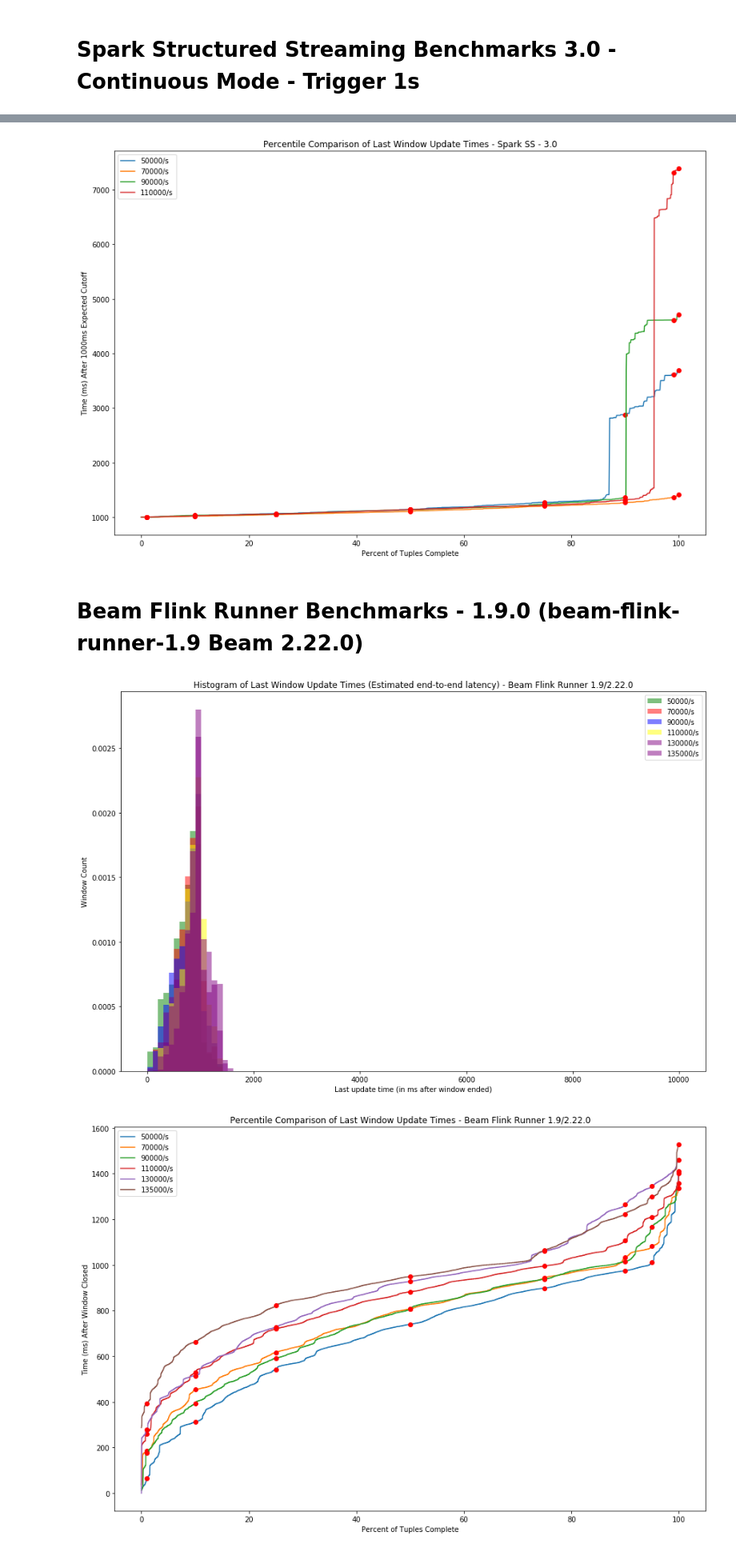
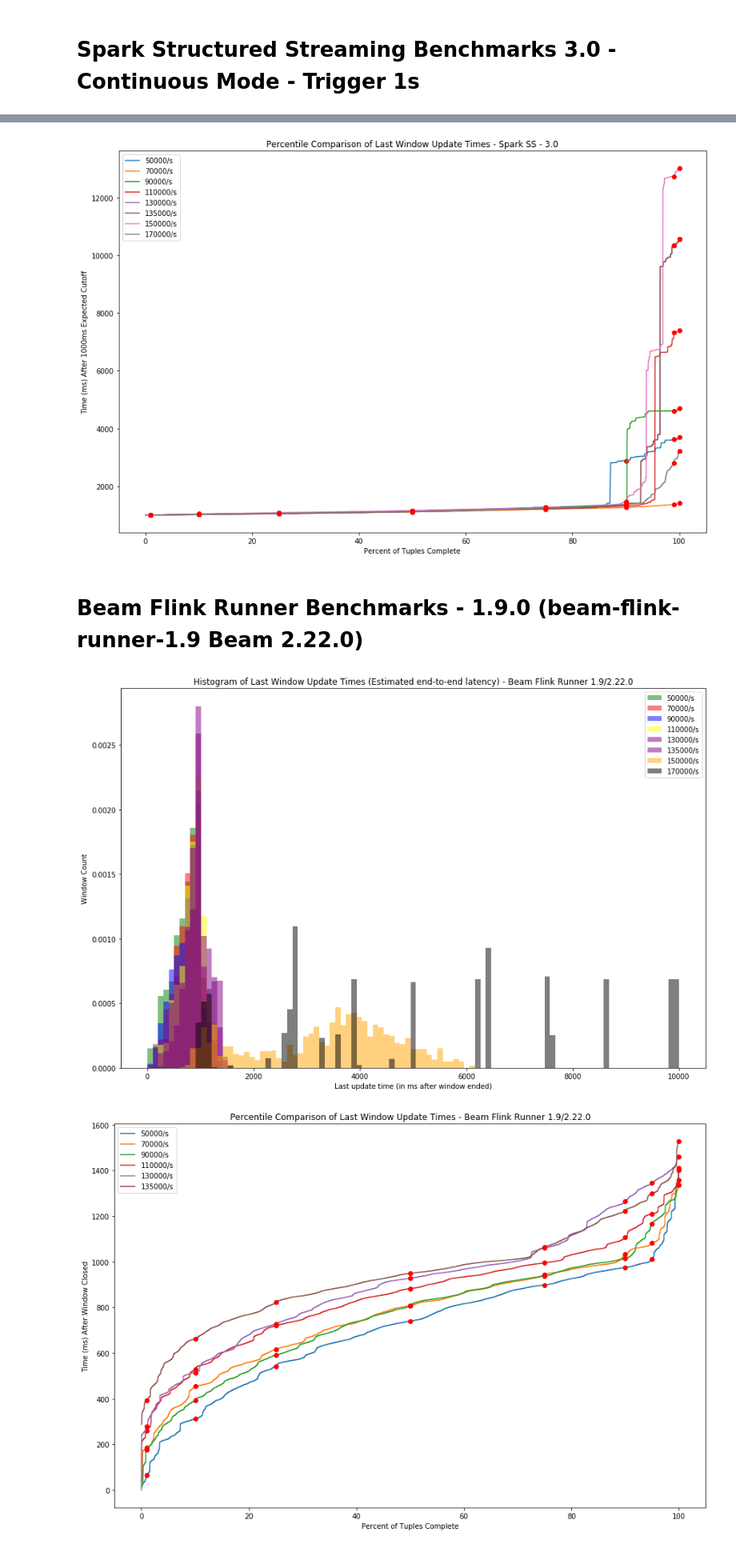
Before and after one commit to yahoo/streaming-benchmarks, a Jupyter notebook: pynotebooks/Benchmark_combined.ipynb, the cells around one changed output, grey strips where cells are left out. Shown at 80% size. Cells and saved outputs as stored; diff of their text form; code cells hidden in the pictures.

```diff
--- a/pynotebooks/Benchmark_combined.ipynb
+++ b/pynotebooks/Benchmark_combined.ipynb
@@ -422,11 +422,11 @@ window_size_ms = 10000   #10 seconds (for me). Adjust to match your benchmark an
 files = [("../runs/results/SS_SPARK/50000/updated.txt", "green", "50000"),
          ("../runs/results/SS_SPARK/70000/updated.txt", "red", "70000"),
          ("../runs/results/SS_SPARK/90000/updated.txt", "blue", "90000"),
-         ("../runs/results/SS_SPARK/110000/updated.txt", "yellow", "110000")]
-         #("../runs/results/SS_SPARK/130000/updated.txt", "purple", "130000"),
-         #("../runs/results/SS_SPARK/130000/updated.txt", "purple", "135000"),
-         #("../runs/results/SS_SPARK/150000/updated.txt", "orange", "150000"),
-         #("../runs/results/SS_SPARK/170000/updated.txt", "black", "170000")]
+         ("../runs/results/SS_SPARK/110000/updated.txt", "yellow", "110000"),
+         ("../runs/results/SS_SPARK/130000/updated.txt", "purple", "130000"),
+         ("../runs/results/SS_SPARK/130000/updated.txt", "purple", "135000"),
+         ("../runs/results/SS_SPARK/150000/updated.txt", "orange", "150000"),
+         ("../runs/results/SS_SPARK/170000/updated.txt", "black", "170000")]
 
 filtered = [(get_filtered_updated(filename, window_size_ms), color, label) for (filename, color, label) in files]
 bins = np.linspace(0, 10000, 100)
@@ -495,35 +495,35 @@ plt.ylabel('Time (ms) After 1000ms Expected Cutoff')
 plt.title('Percentile Comparison of Last Window Update Times - Spark SS - 3.0')
 plt.show()
 # %% [output]
-[figure, old version]
+[figure, new version]
 # %% [markdown]
 # Beam Flink Runner Benchmarks - 1.9.0 (beam-flink-runner-1.9 Beam 2.22.0)
 # %%
 window_size_ms = 10000   #10 seconds (for me). Adjust to match your benchmark and common component.
 
 files = [("../runs/results/BEAM_FLINK/50000/updated.txt", "green", "50000"),
          ("../runs/results/BEAM_FLINK/70000/updated.txt", "red", "70000"),
          ("../runs/results/BEAM_FLINK/90000/updated.txt", "blue", "90000"),
          ("../runs/results/BEAM_FLINK/110000/updated.txt", "yellow", "110000"),
          ("../runs/results/BEAM_FLINK/130000/updated.txt", "purple", "130000"),
-         ("../runs/results/BEAM_FLINK/135000/updated.txt", "purple", "135000")]
+         ("../runs/results/BEAM_FLINK/135000/updated.txt", "purple", "135000"),
          # Beam cannot keep up at 150000 events
-         #("./results/BEAM_FLINK/150000/updated.txt", "orange", "150000")
-         #("./results/BEAM_FLINK/170000/updated.txt", "black", "170000")]
+         ("../runs/results/BEAM_FLINK/150000/updated.txt", "orange", "150000"),
+         ("../runs/results/BEAM_FLINK/170000/updated.txt", "black", "170000")]
 
 filtered = [(get_filtered_updated(filename, window_size_ms), color, label) for (filename, color, label) in files]
 bins = np.linspace(0, 10000, 100)
 
 plt.figure(num=None, figsize=(15, 10))
 for (filter_each, color, label) in filtered:
     plt.hist(filter_each, bins, density=1, facecolor=color, alpha=0.5, label=label+"/s")
 plt.xlabel('Last update time (in ms after window ended)')
 plt.ylabel('Window Count')
 plt.title('Histogram of Last Window Update Times (Estimated end-to-end latency) - Beam Flink Runner 1.9/2.22.0')
 plt.legend(loc="upper right")
 plt.show()
 # %% [output]
-[figure, old version]
+[figure, new version]
 # %%
 #Draws percentile charts from tuples of ([points], [percentiles], label)
 def draw_line(points, percentiles, label):
```
Also changed, not shown: parts of 2 cells of this notebook.
